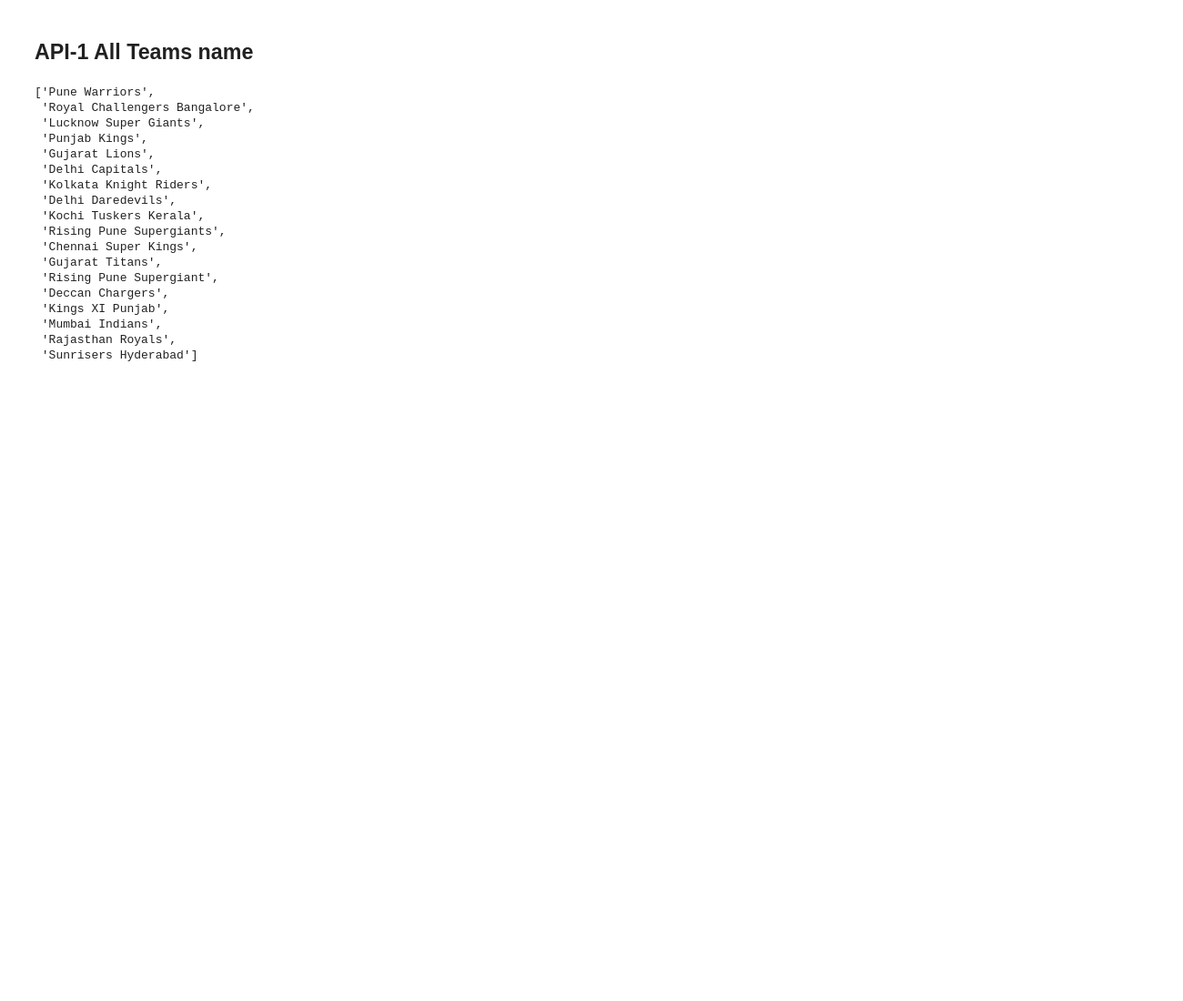
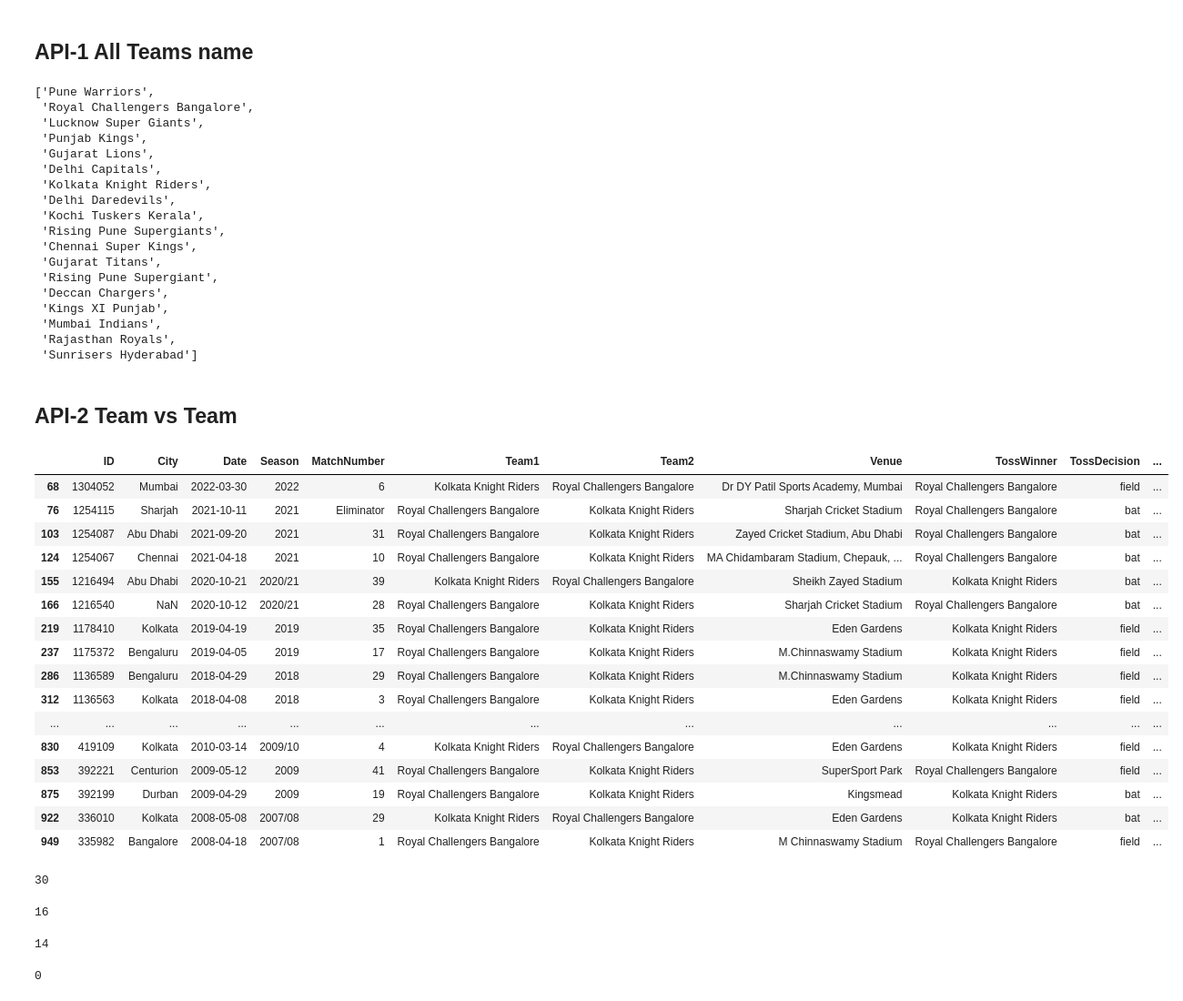
Before and after one commit to KaranKohli12345/IPL-API-2.0, a Jupyter notebook: Analysis PART/analysis.ipynb, the cells around one changed output. Shown at 91% size. Drawn from its saved outputs; the diff is of its cells as text; code cells hidden in the pictures; blank space fills up the shorter version.

```diff
--- a/Analysis PART/analysis.ipynb
+++ b/Analysis PART/analysis.ipynb
@@ -31,3 +31,50 @@ teams
  'Mumbai Indians',
  'Rajasthan Royals',
  'Sunrisers Hyderabad']
+# %% [markdown]
+## API-2 Team vs Team
+# %%
+team1 = 'Kolkata Knight Riders'
+team2 = 'Royal Challengers Bangalore'
+# %%
+df1 = ipl[((ipl.Team1 == team1) & (ipl.Team2 == team2)) | ((ipl.Team1 == team2) & (ipl.Team2 == team1))]
+# %%
+df1
+# %% [output]
+|  | ID | City | Date | Season | MatchNumber | Team1 | Team2 | Venue | TossWinner | TossDecision | ... |
+| 68 | 1304052 | Mumbai | 2022-03-30 | 2022 | 6 | Kolkata Knight Riders | Royal Challengers Bangalore | Dr DY Patil Sports Academy, Mumbai | Royal Challengers Bangalore | field | ... |
+| 76 | 1254115 | Sharjah | 2021-10-11 | 2021 | Eliminator | Royal Challengers Bangalore | Kolkata Knight Riders | Sharjah Cricket Stadium | Royal Challengers Bangalore | bat | ... |
+| 103 | 1254087 | Abu Dhabi | 2021-09-20 | 2021 | 31 | Royal Challengers Bangalore | Kolkata Knight Riders | Zayed Cricket Stadium, Abu Dhabi | Royal Challengers Bangalore | bat | ... |
+| 124 | 1254067 | Chennai | 2021-04-18 | 2021 | 10 | Royal Challengers Bangalore | Kolkata Knight Riders | MA Chidambaram Stadium, Chepauk, ... | Royal Challengers Bangalore | bat | ... |
+| 155 | 1216494 | Abu Dhabi | 2020-10-21 | 2020/21 | 39 | Kolkata Knight Riders | Royal Challengers Bangalore | Sheikh Zayed Stadium | Kolkata Knight Riders | bat | ... |
+| 166 | 1216540 | NaN | 2020-10-12 | 2020/21 | 28 | Royal Challengers Bangalore | Kolkata Knight Riders | Sharjah Cricket Stadium | Royal Challengers Bangalore | bat | ... |
+| 219 | 1178410 | Kolkata | 2019-04-19 | 2019 | 35 | Royal Challengers Bangalore | Kolkata Knight Riders | Eden Gardens | Kolkata Knight Riders | field | ... |
+| 237 | 1175372 | Bengaluru | 2019-04-05 | 2019 | 17 | Royal Challengers Bangalore | Kolkata Knight Riders | M.Chinnaswamy Stadium | Kolkata Knight Riders | field | ... |
+| 286 | 1136589 | Bengaluru | 2018-04-29 | 2018 | 29 | Royal Challengers Bangalore | Kolkata Knight Riders | M.Chinnaswamy Stadium | Kolkata Knight Riders | field | ... |
+| 312 | 1136563 | Kolkata | 2018-04-08 | 2018 | 3 | Royal Challengers Bangalore | Kolkata Knight Riders | Eden Gardens | Kolkata Knight Riders | field | ... |
+| ... | ... | ... | ... | ... | ... | ... | ... | ... | ... | ... | ... |
+| 830 | 419109 | Kolkata | 2010-03-14 | 2009/10 | 4 | Kolkata Knight Riders | Royal Challengers Bangalore | Eden Gardens | Kolkata Knight Riders | field | ... |
+| 853 | 392221 | Centurion | 2009-05-12 | 2009 | 41 | Royal Challengers Bangalore | Kolkata Knight Riders | SuperSport Park | Royal Challengers Bangalore | field | ... |
+| 875 | 392199 | Durban | 2009-04-29 | 2009 | 19 | Royal Challengers Bangalore | Kolkata Knight Riders | Kingsmead | Kolkata Knight Riders | bat | ... |
+| 922 | 336010 | Kolkata | 2008-05-08 | 2007/08 | 29 | Kolkata Knight Riders | Royal Challengers Bangalore | Eden Gardens | Kolkata Knight Riders | bat | ... |
+| 949 | 335982 | Bangalore | 2008-04-18 | 2007/08 | 1 | Royal Challengers Bangalore | Kolkata Knight Riders | M Chinnaswamy Stadium | Royal Challengers Bangalore | field | ... |
+# %%
+tmp = df1.shape[0]
+tmp
+# %% [output]
+30
+# %%
+mwt1 = df1[df1.WinningTeam == team1].shape[0]
+mwt1
+# %% [output]
+16
+# %%
+mwt2 = df1[df1.WinningTeam == team2].shape[0]
+mwt2
+# %% [output]
+14
+# %%
+draws = tmp - (mwt1 + mwt2)
+draws
+# %% [output]
+0
```
Also changed, not shown: parts of 2 cells of this notebook, 2 other files.
